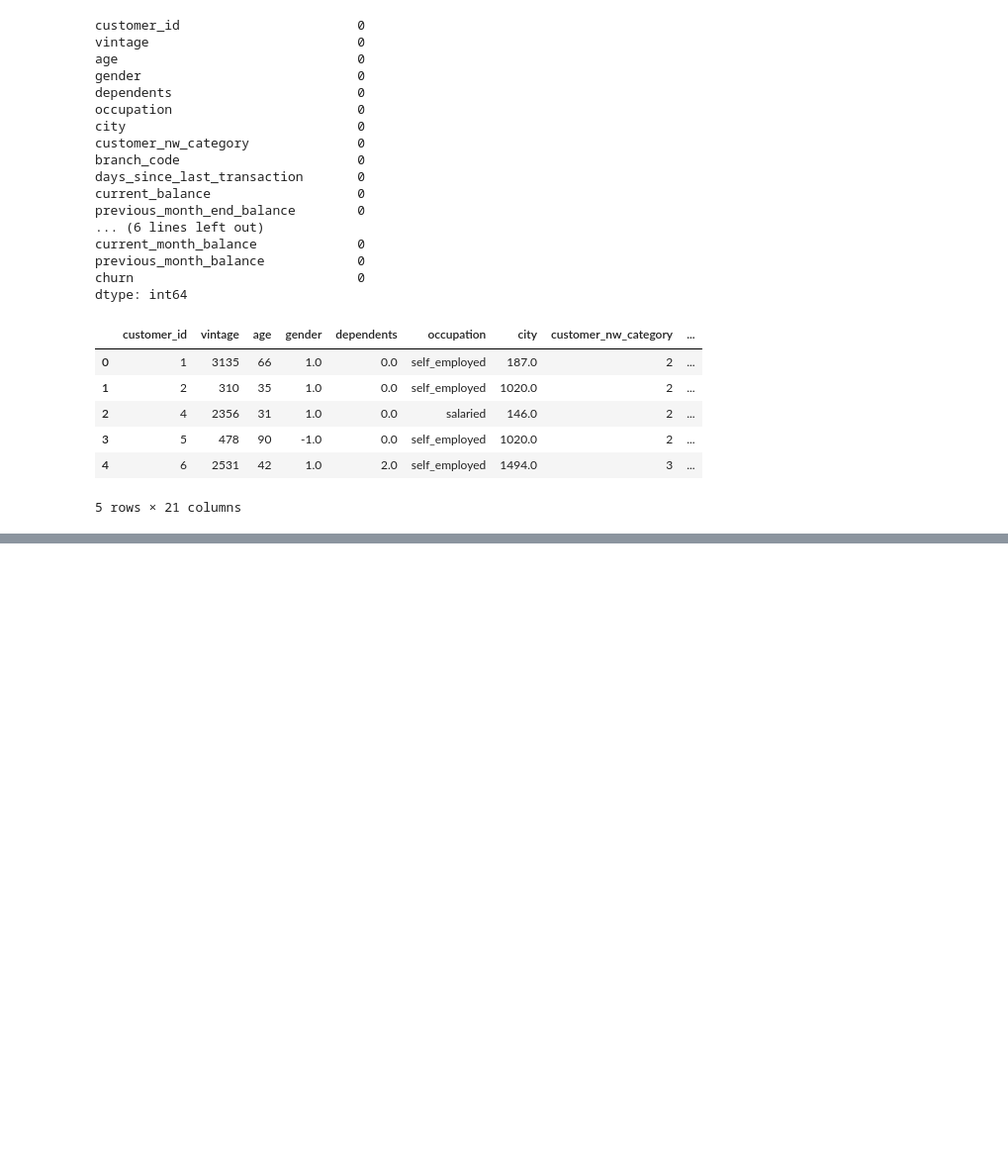
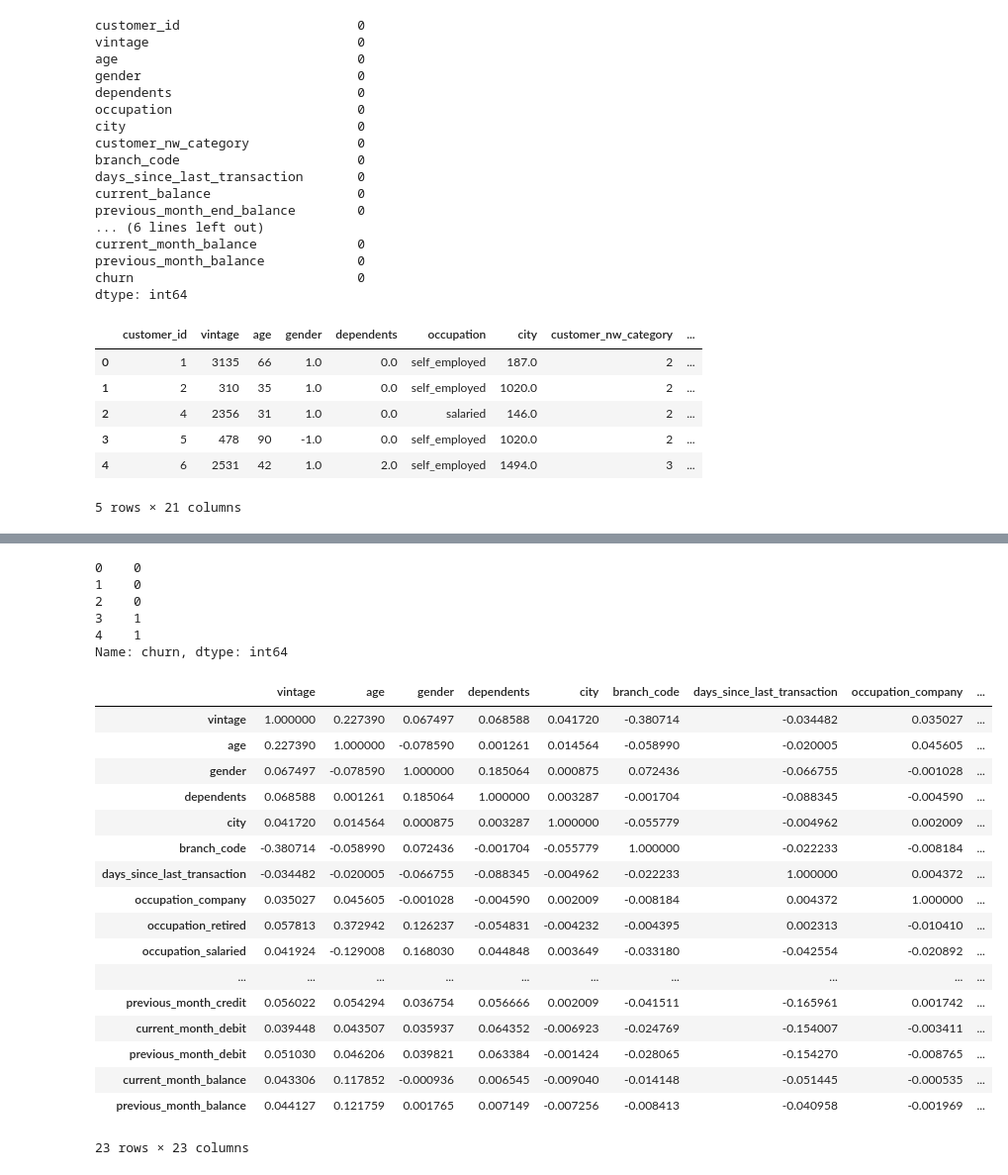
Before and after one commit to pc0809/Customer-Churn-Prediction, a Jupyter notebook: Customer Churn Prediction.ipynb, the cells around one changed output, grey strips where cells are left out. Shown: that part at 99% size. Saved outputs shown, nothing was run; the diff lists cells and outputs as text; code cells hidden in the pictures; blank space fills up the shorter version.

```diff
--- a/Customer Churn Prediction.ipynb
+++ b/Customer Churn Prediction.ipynb
@@ -170,0 +207,17 @@ sns.pairplot(df)
+# %%
+num_cols = ['customer_nw_category', 'current_balance',
+            'previous_month_end_balance', 'average_monthly_balance_prevQ2', 'average_monthly_balance_prevQ',
+            'current_month_credit','previous_month_credit', 'current_month_debit',
+            'previous_month_debit','current_month_balance', 'previous_month_balance']
+for i in num_cols:
+    df[i] = np.log(df[i] + 17000)
+# %%
+std = StandardScaler()
+scaled_df = std.fit_transform(df[num_cols])
+scaled_df = pd.DataFrame(scaled_df,columns=num_cols)
+# %%
+df.drop(columns=num_cols, axis=1, inplace=True)
+df = df.merge(scaled_df, left_index = True,right_index = True,how = "left",)
+# %%
+y = df['churn']
+df = df.drop(['churn','customer_id'],axis = 1)
@@ -170,0 +234,30 @@ sns.pairplot(df)
+# %%
+y.head()
+# %% [output]
+0    0
+1    0
+2    0
+3    1
+4    1
+Name: churn, dtype: int64
+# %%
+df.corr()
+# %% [output]
+|  | vintage | age | gender | dependents | city | branch_code | days_since_last_transaction | occupation_company | ... |
+| vintage | 1.000000 | 0.227390 | 0.067497 | 0.068588 | 0.041720 | -0.380714 | -0.034482 | 0.035027 | ... |
+| age | 0.227390 | 1.000000 | -0.078590 | 0.001261 | 0.014564 | -0.058990 | -0.020005 | 0.045605 | ... |
+| gender | 0.067497 | -0.078590 | 1.000000 | 0.185064 | 0.000875 | 0.072436 | -0.066755 | -0.001028 | ... |
+| dependents | 0.068588 | 0.001261 | 0.185064 | 1.000000 | 0.003287 | -0.001704 | -0.088345 | -0.004590 | ... |
+| city | 0.041720 | 0.014564 | 0.000875 | 0.003287 | 1.000000 | -0.055779 | -0.004962 | 0.002009 | ... |
+| branch_code | -0.380714 | -0.058990 | 0.072436 | -0.001704 | -0.055779 | 1.000000 | -0.022233 | -0.008184 | ... |
+| days_since_last_transaction | -0.034482 | -0.020005 | -0.066755 | -0.088345 | -0.004962 | -0.022233 | 1.000000 | 0.004372 | ... |
+| occupation_company | 0.035027 | 0.045605 | -0.001028 | -0.004590 | 0.002009 | -0.008184 | 0.004372 | 1.000000 | ... |
+| occupation_retired | 0.057813 | 0.372942 | 0.126237 | -0.054831 | -0.004232 | -0.004395 | 0.002313 | -0.010410 | ... |
+| occupation_salaried | 0.041924 | -0.129008 | 0.168030 | 0.044848 | 0.003649 | -0.033180 | -0.042554 | -0.020892 | ... |
+| ... | ... | ... | ... | ... | ... | ... | ... | ... | ... |
+| previous_month_credit | 0.056022 | 0.054294 | 0.036754 | 0.056666 | 0.002009 | -0.041511 | -0.165961 | 0.001742 | ... |
+| current_month_debit | 0.039448 | 0.043507 | 0.035937 | 0.064352 | -0.006923 | -0.024769 | -0.154007 | -0.003411 | ... |
+| previous_month_debit | 0.051030 | 0.046206 | 0.039821 | 0.063384 | -0.001424 | -0.028065 | -0.154270 | -0.008765 | ... |
+| current_month_balance | 0.043306 | 0.117852 | -0.000936 | 0.006545 | -0.009040 | -0.014148 | -0.051445 | -0.000535 | ... |
+| previous_month_balance | 0.044127 | 0.121759 | 0.001765 | 0.007149 | -0.007256 | -0.008413 | -0.040958 | -0.001969 | ... |
+23 rows × 23 columns
```
Also changed, not shown: parts of 17 cells of this notebook.
